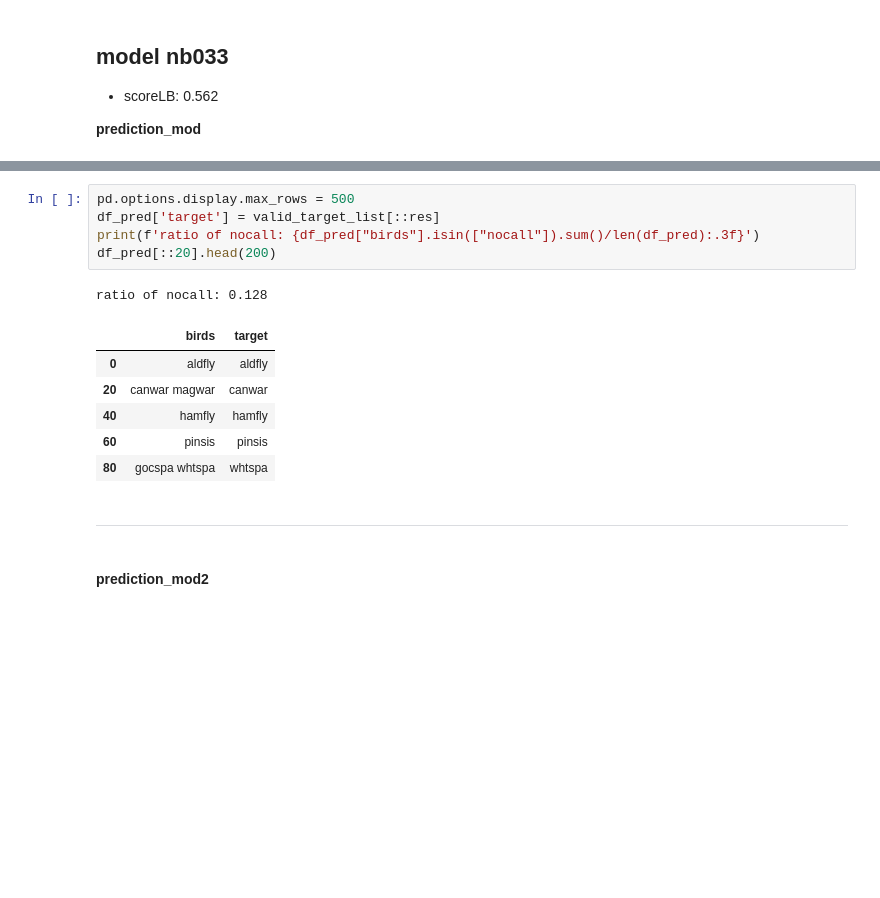
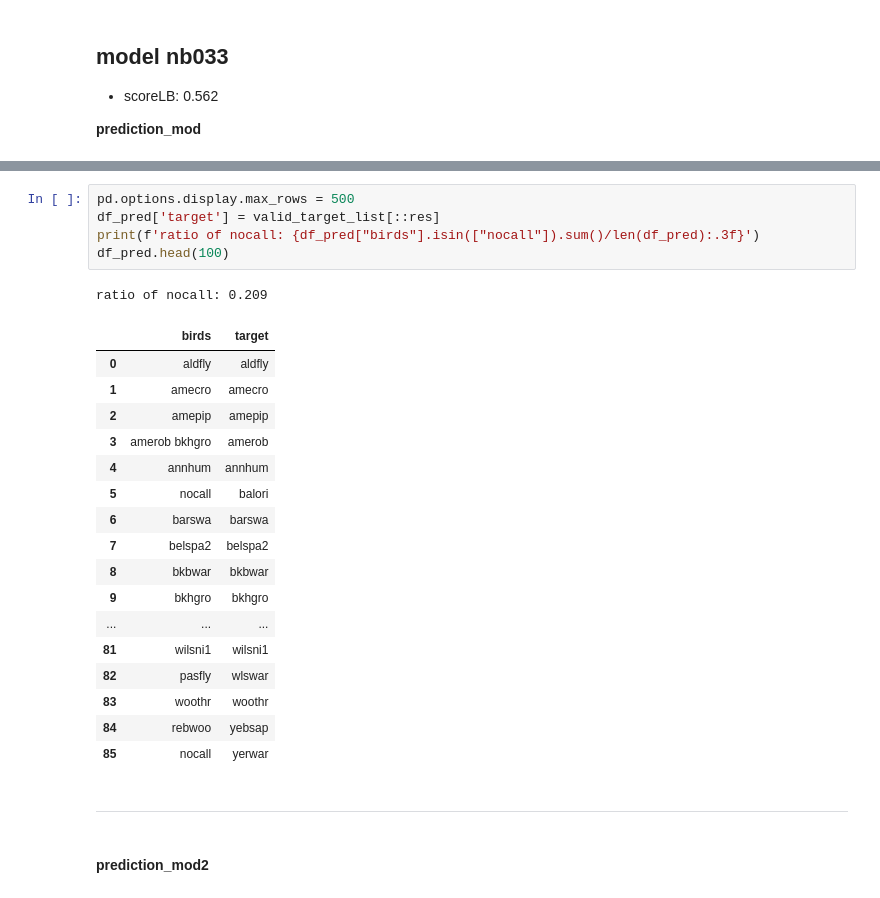
Before and after one commit to fkubota/kaggle-Cornell-Birdcall-Identification, a Jupyter notebook: nb/040_analysis_site3_inference.ipynb, the cells around one changed output, grey strips where cells are left out. Cells and saved outputs as stored; diff of their text form; blank space fills up the shorter version.

```diff
--- a/nb/040_analysis_site3_inference.ipynb
+++ b/nb/040_analysis_site3_inference.ipynb
@@ -1861,16 +1863,27 @@ df_pred = prediction_mod(test_audio_path_list=valid_path_list[::res],
 # %%
 pd.options.display.max_rows = 500
 df_pred['target'] = valid_target_list[::res]
 print(f'ratio of nocall: {df_pred["birds"].isin(["nocall"]).sum()/len(df_pred):.3f}')
-df_pred[::20].head(200)
+df_pred.head(100)
 # %% [output]
-ratio of nocall: 0.128
+ratio of nocall: 0.209
 |  | birds | target |
 | 0 | aldfly | aldfly |
-| 20 | canwar magwar | canwar |
-| 40 | hamfly | hamfly |
-| 60 | pinsis | pinsis |
-| 80 | gocspa whtspa | whtspa |
+| 1 | amecro | amecro |
+| 2 | amepip | amepip |
+| 3 | amerob bkhgro | amerob |
+| 4 | annhum | annhum |
+| 5 | nocall | balori |
+| 6 | barswa | barswa |
+| 7 | belspa2 | belspa2 |
+| 8 | bkbwar | bkbwar |
+| 9 | bkhgro | bkhgro |
+| ... | ... | ... |
+| 81 | wilsni1 | wilsni1 |
+| 82 | pasfly | wlswar |
+| 83 | woothr | woothr |
+| 84 | rebwoo | yebsap |
+| 85 | nocall | yerwar |
 # %% [markdown]
 ---
 
```
Also changed, not shown: parts of 4 cells of this notebook.
